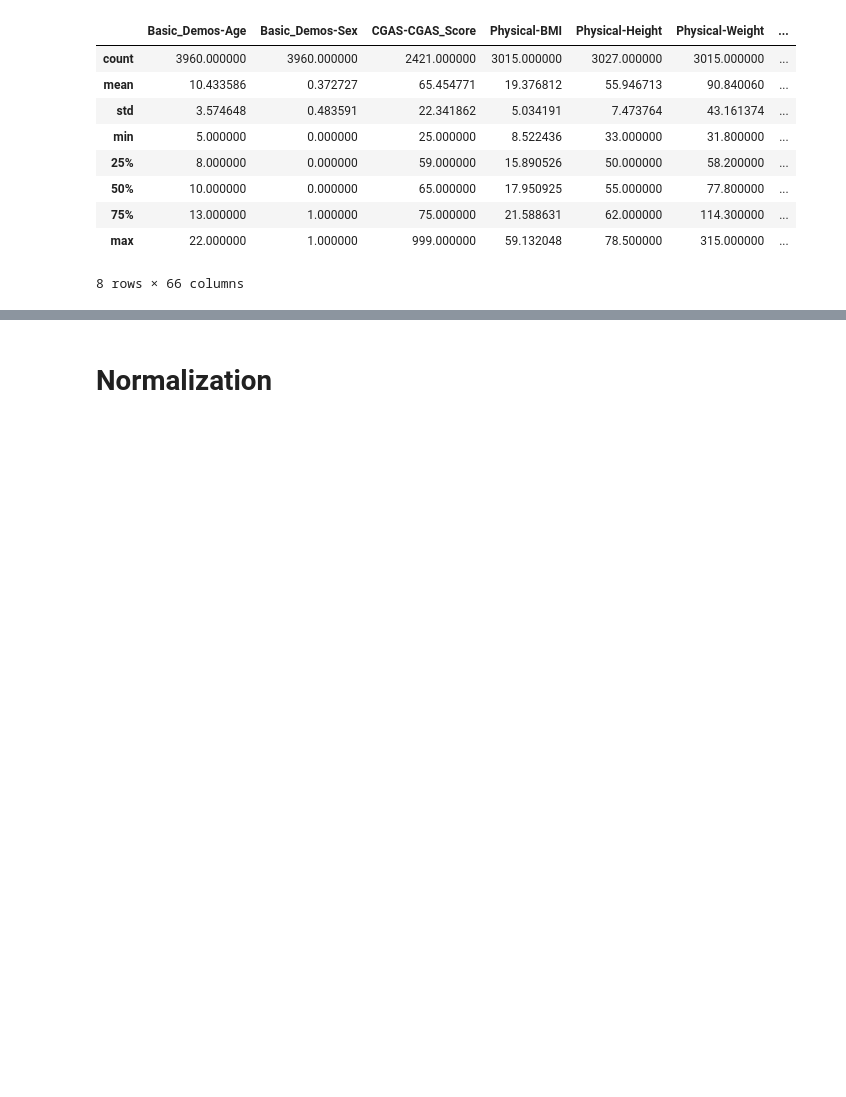
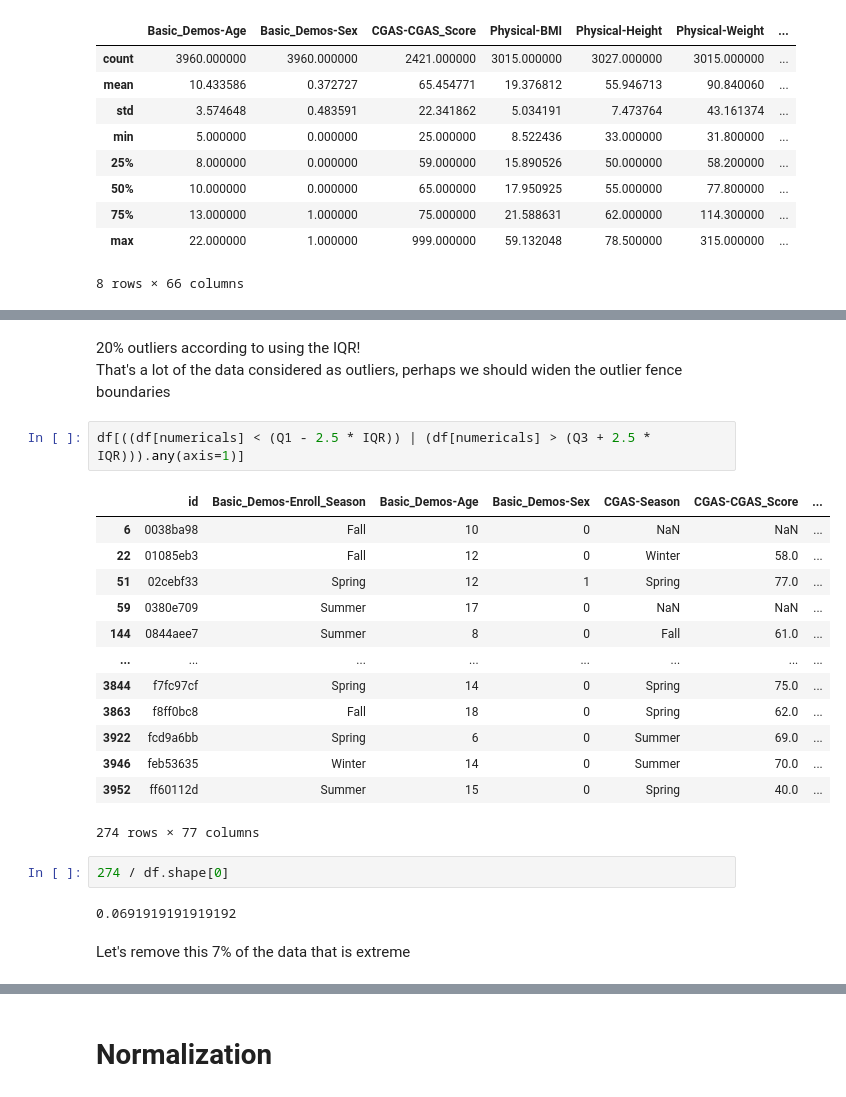
Before and after one commit to k3liang/Problematic-Internet-Use-Predictor, a Jupyter notebook: DataPP.ipynb, the cells around one changed output, grey strips where cells are left out. Cells and saved outputs as stored; diff of their text form; blank space fills up the shorter version.

```diff
--- a/DataPP.ipynb
+++ b/DataPP.ipynb
@@ -667,0 +375,25 @@ df_impute_random
+# %% [markdown]
+20% outliers according to using the IQR!
+That's a lot of the data considered as outliers, perhaps we should widen the outlier fence boundaries
+# %%
+df[((df[numericals] < (Q1 - 2.5 * IQR)) | (df[numericals] > (Q3 + 2.5 * IQR))).any(axis=1)]
+# %% [output]
+|  | id | Basic_Demos-Enroll_Season | Basic_Demos-Age | Basic_Demos-Sex | CGAS-Season | CGAS-CGAS_Score | ... |
+| 6 | 0038ba98 | Fall | 10 | 0 | NaN | NaN | ... |
+| 22 | 01085eb3 | Fall | 12 | 0 | Winter | 58.0 | ... |
+| 51 | 02cebf33 | Spring | 12 | 1 | Spring | 77.0 | ... |
+| 59 | 0380e709 | Summer | 17 | 0 | NaN | NaN | ... |
+| 144 | 0844aee7 | Summer | 8 | 0 | Fall | 61.0 | ... |
+| ... | ... | ... | ... | ... | ... | ... | ... |
+| 3844 | f7fc97cf | Spring | 14 | 0 | Spring | 75.0 | ... |
+| 3863 | f8ff0bc8 | Fall | 18 | 0 | Spring | 62.0 | ... |
+| 3922 | fcd9a6bb | Spring | 6 | 0 | Summer | 69.0 | ... |
+| 3946 | feb53635 | Winter | 14 | 0 | Summer | 70.0 | ... |
+| 3952 | ff60112d | Summer | 15 | 0 | Spring | 40.0 | ... |
+274 rows × 77 columns
+# %%
+274 / df.shape[0]
+# %% [output]
+0.0691919191919192
+# %% [markdown]
+Let's remove this 7% of the data that is extreme
```
Also changed, not shown: parts of 86 cells of this notebook.
